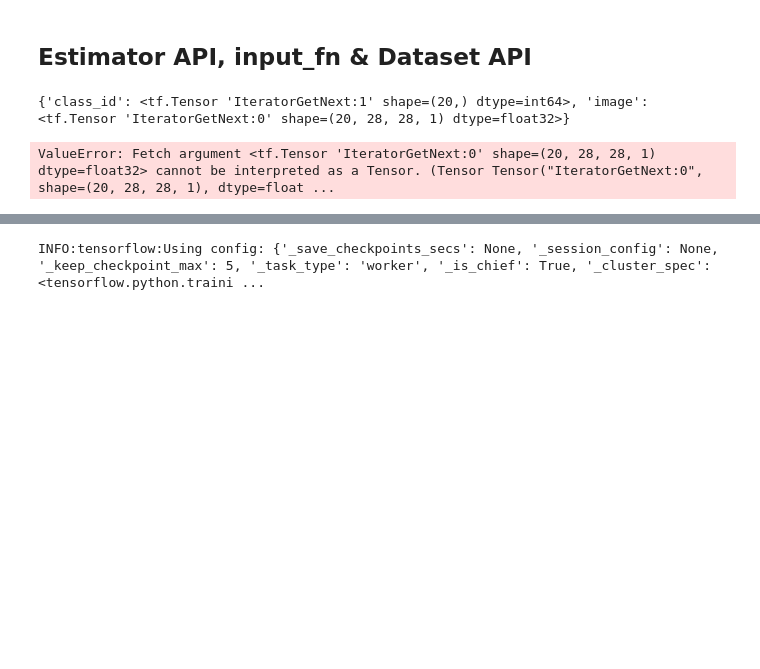
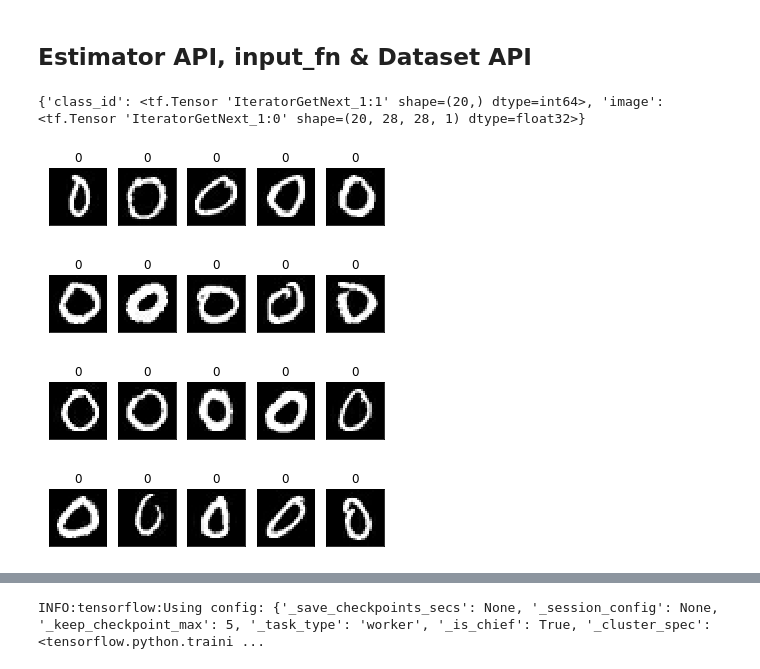
Before and after one commit to cgarciae/mnist-estimator, a Jupyter notebook: mnist-allcnn-Copy1.ipynb, the cells around one changed output, grey strips where cells are left out. Saved outputs shown, nothing was run; the diff lists cells and outputs as text; code cells hidden in the pictures; blank space fills up the shorter version.

```diff
--- a/mnist-allcnn-Copy1.ipynb
+++ b/mnist-allcnn-Copy1.ipynb
@@ -7,6 +7,8 @@ import numpy as np
 from matplotlib import pyplot as plt
 import cytoolz as cz
 from dicto import dicto
+
+sess = tf.InteractiveSession()
 # %% [markdown]
 ## Dataget
 To download and import the data we will use dataget here but you can import the mnist however you want, there are various ways to import the mnist like using keras sample datasets. The first time you run this code `dataget` will download, extract, and transform the `MNIST` to jpg images; any subsequent calls use the cached data.
@@ -45,35 +47,38 @@ def input_fn(df, img_shape = [28, 28], embeddings_shape = [1, 1, 100], epochs =
 
     return dict(image = image, class_id = class_id), None
 # %%
-features, _ = input_fn(dataset.training_set.df, batch_size=20)
+features, _ = input_fn(dataset.df, batch_size=20)
 
 image = features["image"]
 class_id = features["class_id"]
 
 print(features)
 
 images, class_ids = sess.run([image, class_id])
 
 for tup in cz.partition(5, zip(images, class_ids)):
 
     fig, axes = plt.subplots(1, 5, subplot_kw=dict())
 
     for i, (img, class_id) in enumerate(tup):
 
 
         img = np.squeeze(img).astype(np.uint8)
 
         axes[i].imshow(img, cmap="gray")
         axes[i].title.set_text(class_id)
         axes[i].get_yaxis().set_visible(False)
         axes[i].get_xaxis().set_visible(False)
 
     fig.show()
 
 plt.show()
 # %% [output]
-{'class_id': <tf.Tensor 'IteratorGetNext:1' shape=(20,) dtype=int64>, 'image': <tf.Tensor 'IteratorGetNext:0' shape=(20, 28, 28, 1) dtype=float32>}
+{'class_id': <tf.Tensor 'IteratorGetNext_1:1' shape=(20,) dtype=int64>, 'image': <tf.Tensor 'IteratorGetNext_1:0' shape=(20, 28, 28, 1) dtype=float32>}
-ValueError: Fetch argument <tf.Tensor 'IteratorGetNext:0' shape=(20, 28, 28, 1) dtype=float32> cannot be interpreted as a Tensor. (Tensor Tensor("IteratorGetNext:0", shape=(20, 28, 28, 1), dtype=float ...
+[figure, added]
+[figure, added]
+[figure, added]
+[figure, added]
 # %%
 class AllCNNN(snt.AbstractModule):
 
```
Also changed, not shown: parts of 22 cells of this notebook, 9 other files.
